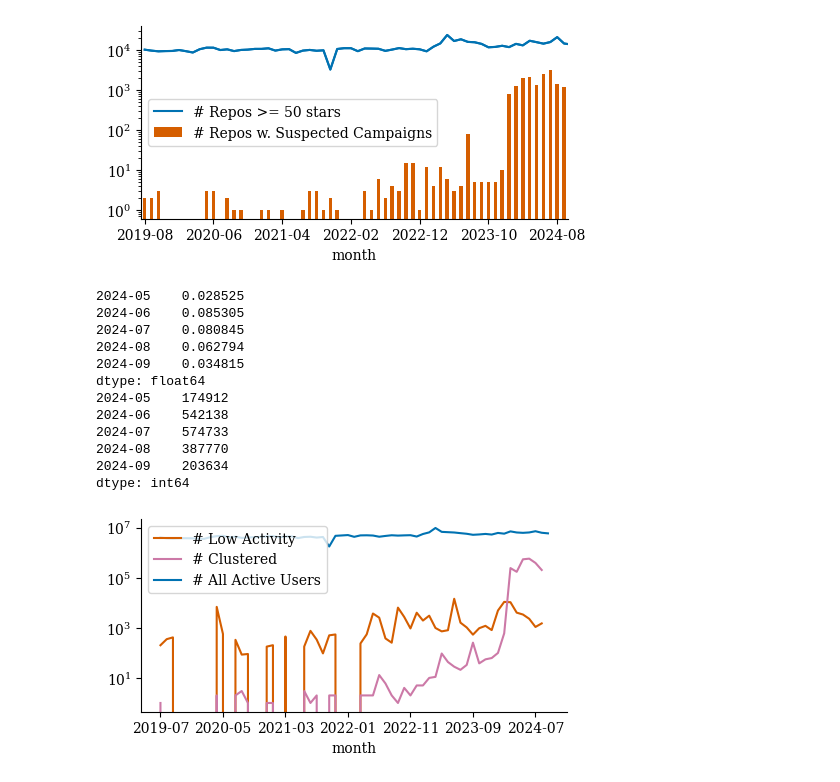
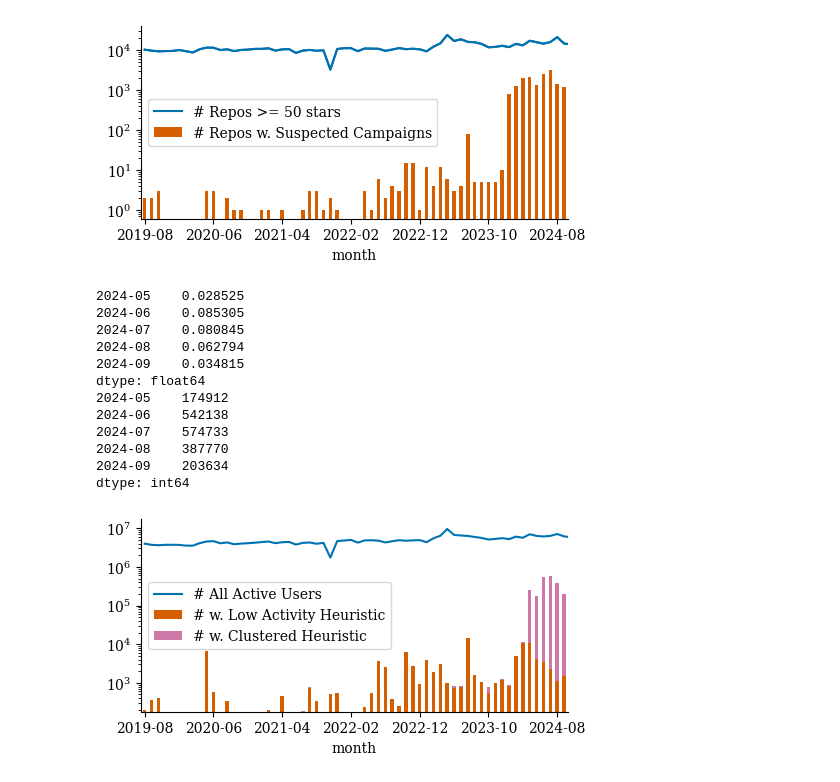
Before and after one commit to hehao98/StarScout, a Jupyter notebook: rq1-prevalence.ipynb, the cells around one changed output. Drawn from its saved outputs; the diff is of its cells as text; code cells hidden in the pictures.

```diff
--- a/rq1-prevalence.ipynb
+++ b/rq1-prevalence.ipynb
@@ -130,34 +130,51 @@ month
 ts_users = (
     pd.read_csv("data/all_github_users_by_month.csv")
     .set_index("month")["n_active_users"]
     .sort_index()
 )
+ts_fake_users = pd.DataFrame(
+    {
+        "month": ts_users_low_activity.index,
+        "low_activity": ts_users_low_activity,
+        "clustered": ts_users_clustered,
+    }
+).set_index("month")
 
 percentage = (ts_users_low_activity + ts_users_clustered) / ts_users
 print(percentage.tail())
 print((ts_users_low_activity + ts_users_clustered).tail())
 
 fig, ax = plt.subplots(1, 1, figsize=(W, H))
-ts_users_low_activity.plot(kind="line", ax=ax, color="C2")
-ts_users_clustered.plot(kind="line", ax=ax, color="C3")
+ts_fake_users.plot(
+    kind="bar",
+    stacked=True,
+    ax=ax,
+    color=["C2", "C3"],
+)
 ts_users.plot(kind="line", ax=ax, color="C0")
 ax.set_yscale("log")
+ax.set_xticks(range(0, len(ts_fake_users), 10))
+ax.set_xticklabels(ts_fake_users.index[::10])
 ax.legend(
-    loc="upper left", labels=["# Low Activity", "# Clustered", "# All Active Users"]
+    labels=[
+        "# All Active Users",
+        "# w. Low Activity Heuristic",
+        "# w. Clustered Heuristic",
+    ]
 )
 plot.remove_spines(ax)
 fig.savefig("plots/ts_users.pdf", bbox_inches="tight")
 # %% [output]
 2024-05    0.028525
 2024-06    0.085305
 2024-07    0.080845
 2024-08    0.062794
 2024-09    0.034815
 dtype: float64
 2024-05    174912
 2024-06    542138
 2024-07    574733
 2024-08    387770
 2024-09    203634
 dtype: int64
-[figure, old version]
+[figure, new version]
```
Also changed, not shown: parts of 1 cell of this notebook.
